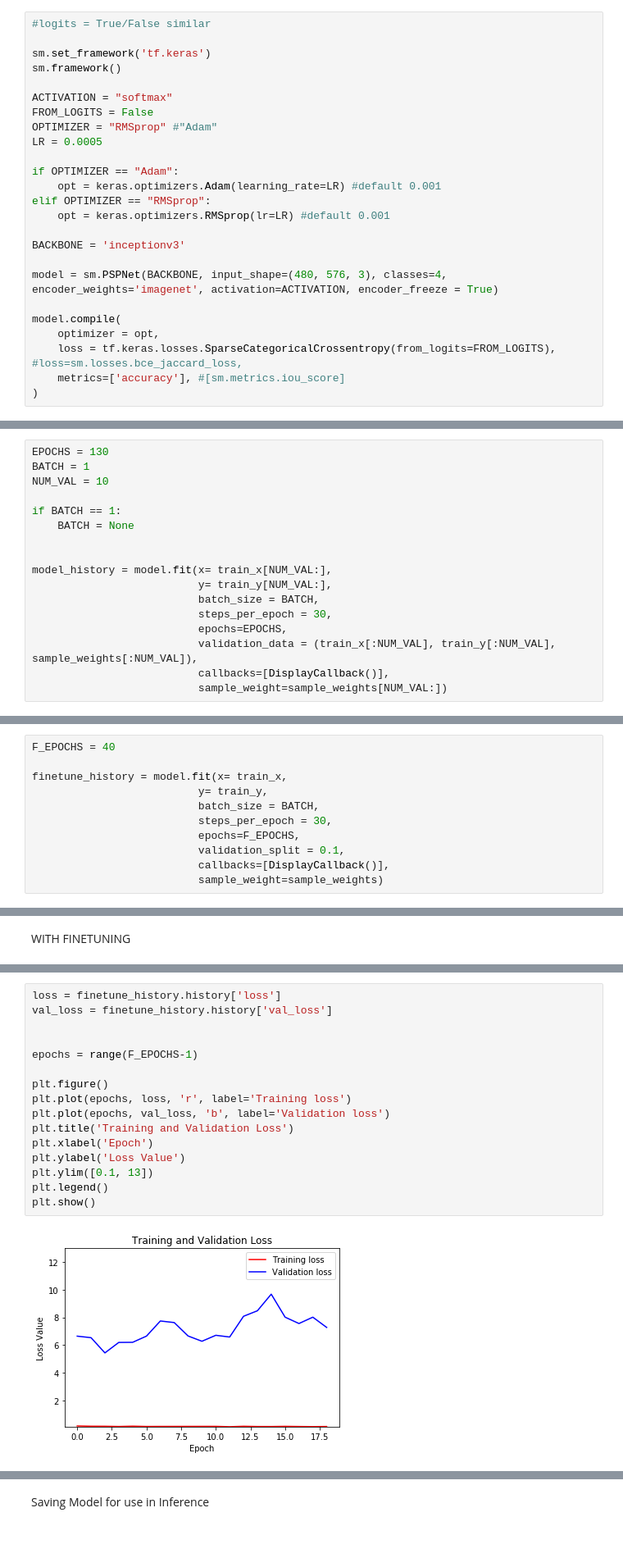
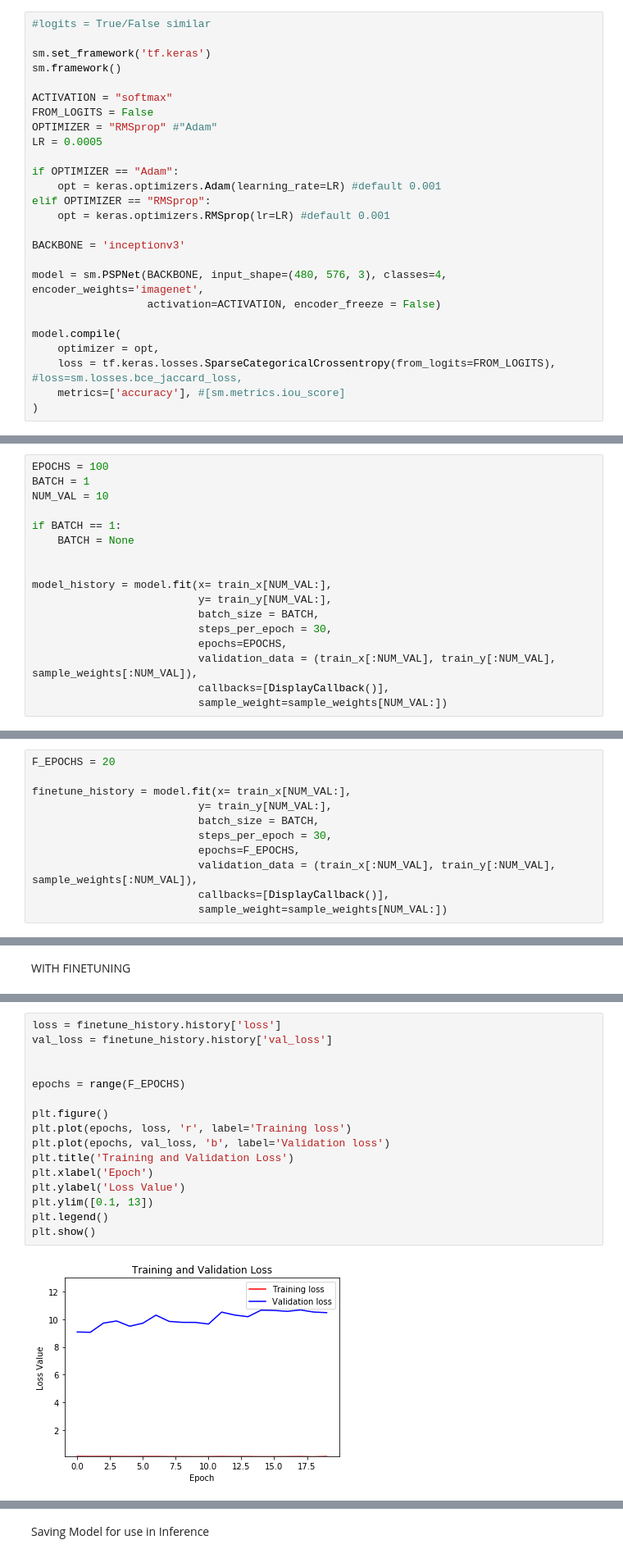
Before and after one commit to jhk0429/Segmentation_project, a Jupyter notebook: train.ipynb, the cells around one changed output, grey strips where cells are left out. Shown at 82% size. Saved outputs shown, nothing was run; the diff lists cells and outputs as text.

```diff
--- a/train.ipynb
+++ b/train.ipynb
@@ -206,7 +206,8 @@ elif OPTIMIZER == "RMSprop":
 
 BACKBONE = 'inceptionv3'
 
-model = sm.PSPNet(BACKBONE, input_shape=(480, 576, 3), classes=4, encoder_weights='imagenet', activation=ACTIVATION, encoder_freeze = True)
+model = sm.PSPNet(BACKBONE, input_shape=(480, 576, 3), classes=4, encoder_weights='imagenet',
+                  activation=ACTIVATION, encoder_freeze = False)
 
 model.compile(
     optimizer = opt,
@@ -239,7 +240,7 @@ class DisplayCallback(tf.keras.callbacks.Callback):
 # %% [markdown]
 Setting validatoin_split causing not to train well for some reason
 # %%
-EPOCHS = 130
+EPOCHS = 100
 BATCH = 1
 NUM_VAL = 10
 
@@ -319,13 +327,13 @@ model.compile(
     metrics=['accuracy'],#'accuracy'],
 )
 # %%
-F_EPOCHS = 40
+F_EPOCHS = 20
 
-finetune_history = model.fit(x= train_x,
-                          y= train_y,
+finetune_history = model.fit(x= train_x[NUM_VAL:],
+                          y= train_y[NUM_VAL:],
                           batch_size = BATCH,
                           steps_per_epoch = 30,
                           epochs=F_EPOCHS,
-                          validation_split = 0.1,
+                          validation_data = (train_x[:NUM_VAL], train_y[:NUM_VAL], sample_weights[:NUM_VAL]),
                           callbacks=[DisplayCallback()],
-                          sample_weight=sample_weights)
+                          sample_weight=sample_weights[NUM_VAL:])
@@ -373,21 +397,21 @@ plt.show()
 # %%
 loss = finetune_history.history['loss']
 val_loss = finetune_history.history['val_loss']
 
 
-epochs = range(F_EPOCHS-1)
+epochs = range(F_EPOCHS)
 
 plt.figure()
 plt.plot(epochs, loss, 'r', label='Training loss')
 plt.plot(epochs, val_loss, 'b', label='Validation loss')
 plt.title('Training and Validation Loss')
 plt.xlabel('Epoch')
 plt.ylabel('Loss Value')
 plt.ylim([0.1, 13])
 plt.legend()
 plt.show()
 # %% [output]
-[figure, old version]
+[figure, new version]
 # %%
 acc = model_history.history['accuracy']
 val_acc = model_history.history['val_accuracy']
```
Also changed, not shown: parts of 18 cells of this notebook, 1 other file.
